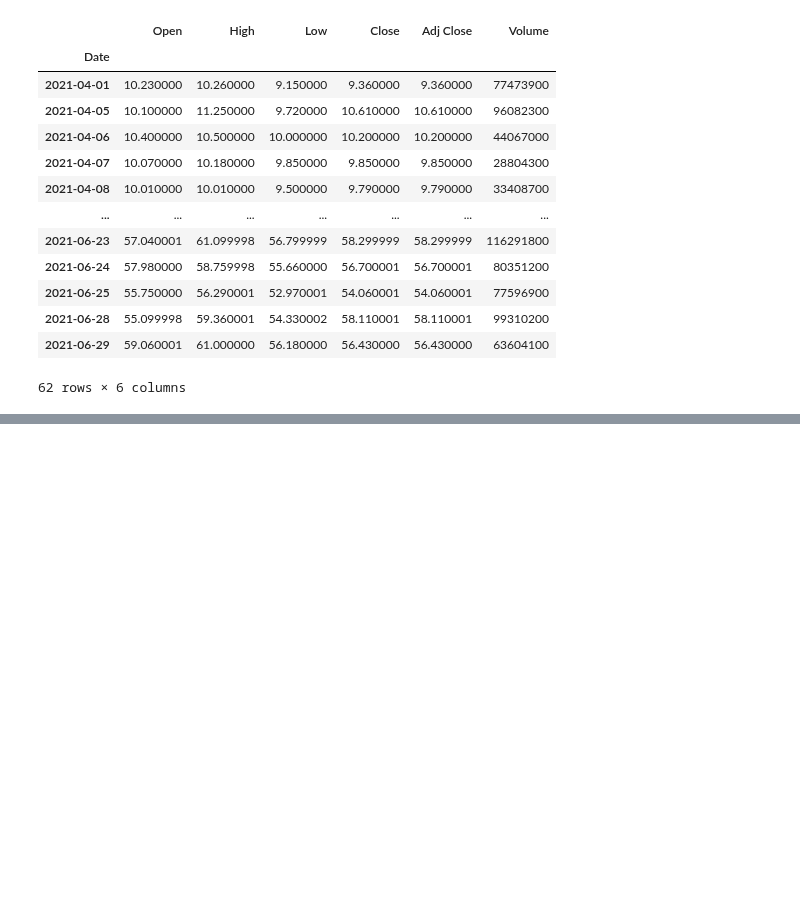
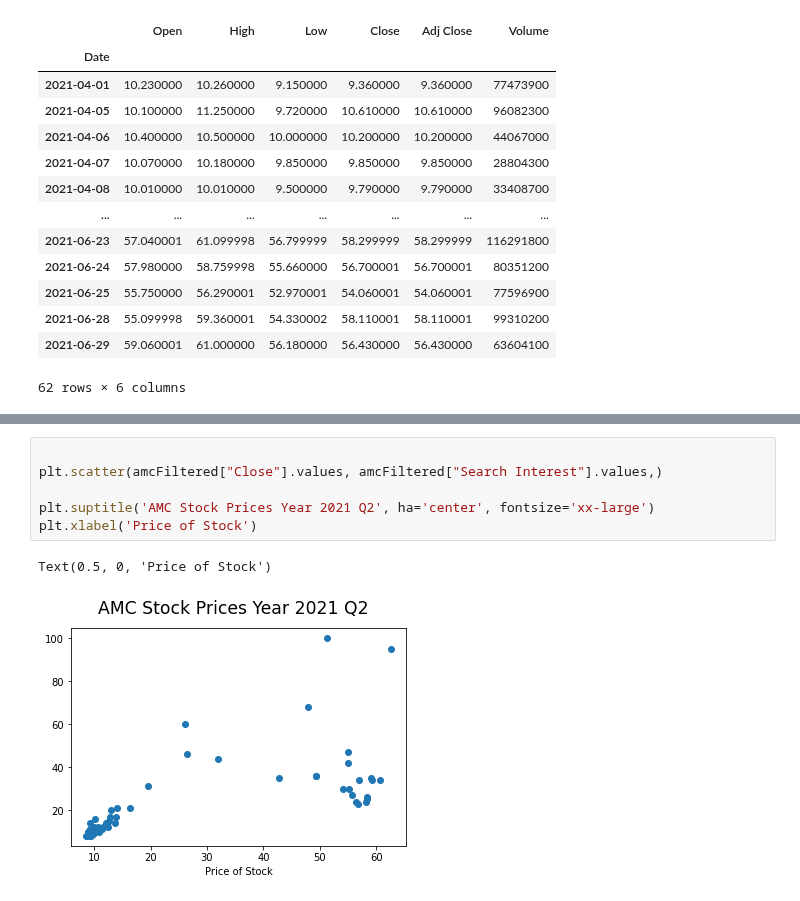
Before and after one commit to atlas125gev/StockProject, a Jupyter notebook: sonnack/Homework6.ssonnack.ipynb, the cells around one changed output, grey strips where cells are left out. Saved outputs shown, nothing was run; the diff lists cells and outputs as text; blank space fills up the shorter version.

```diff
--- a/sonnack/Homework6.ssonnack.ipynb
+++ b/sonnack/Homework6.ssonnack.ipynb
@@ -155,0 +161,9 @@ amcFiltered.plot(figsize=(14, 7))
+# %%
+
+plt.scatter(amcFiltered["Close"].values, amcFiltered["Search Interest"].values,)
+
+plt.suptitle('AMC Stock Prices Year 2021 Q2', ha='center', fontsize='xx-large')
+plt.xlabel('Price of Stock')
+# %% [output]
+Text(0.5, 0, 'Price of Stock')
+[figure, added]
```
Also changed, not shown: parts of 22 cells of this notebook.
